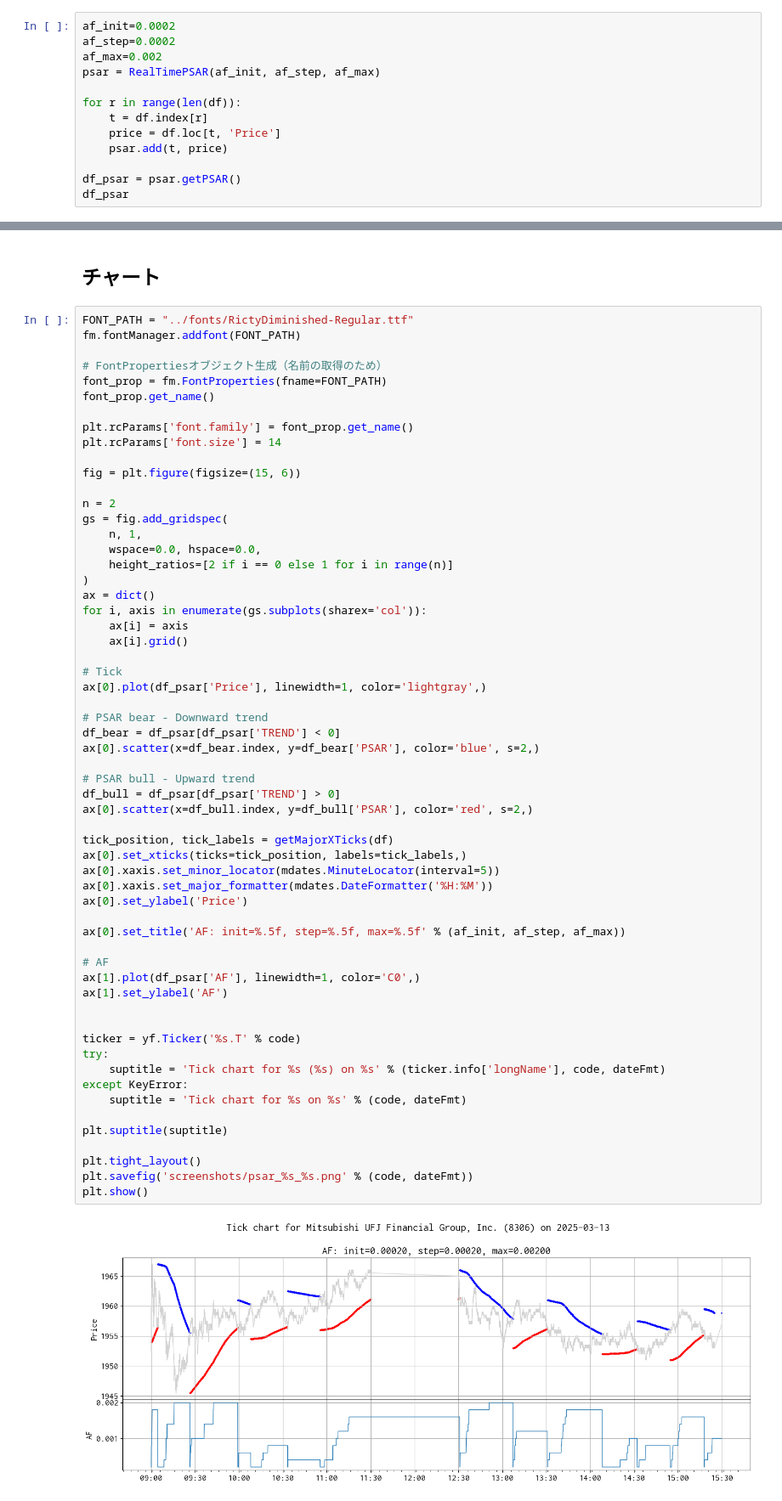
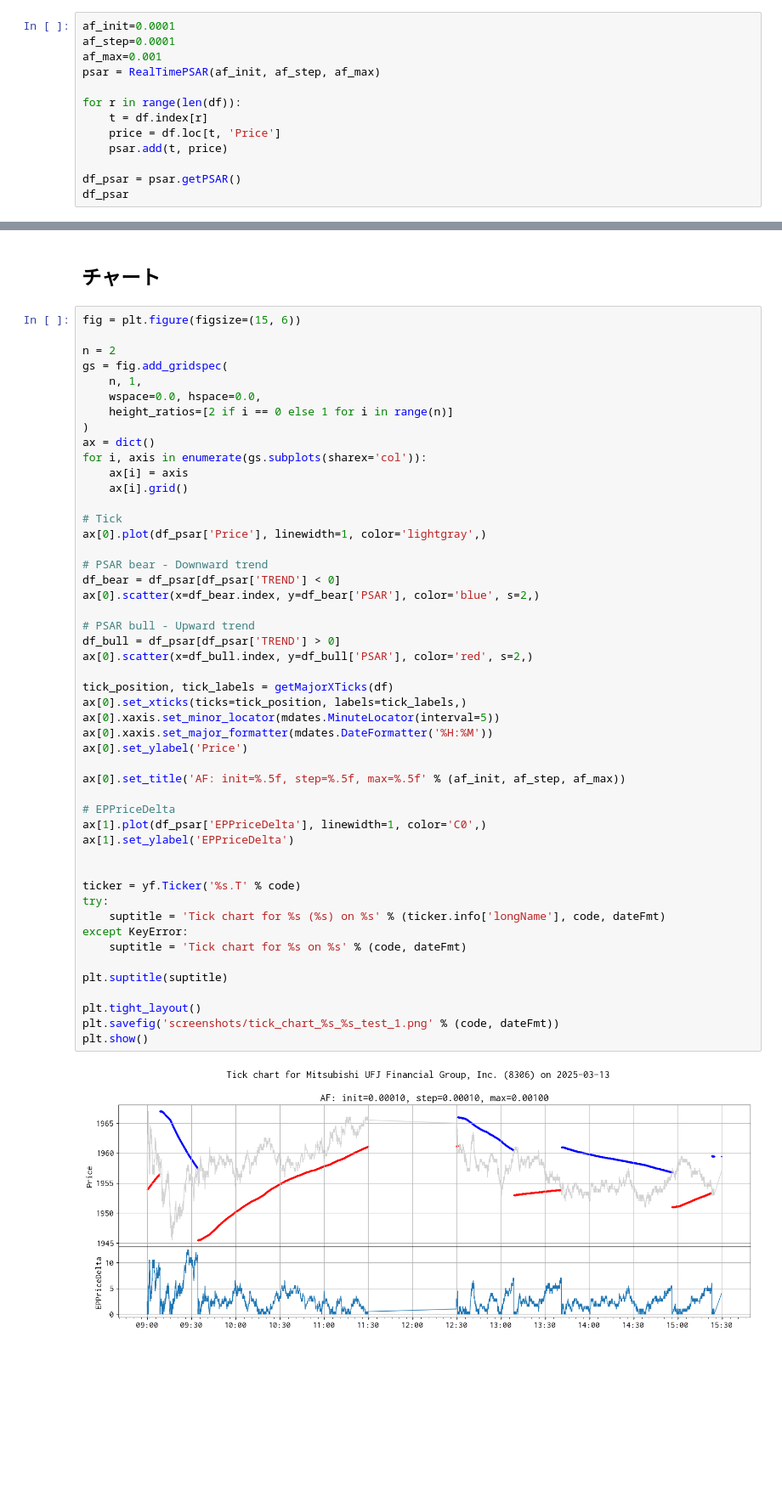
Before and after one commit to bitwalk123/day_trade_simulator, a Jupyter notebook: jupyter/study_012_rtpsar_losscut.ipynb, the cells around one changed output, grey strips where cells are left out. Shown at 85% size. Cells and saved outputs as stored; diff of their text form; blank space fills up the shorter version.

```diff
--- a/jupyter/study_012_rtpsar_losscut.ipynb
+++ b/jupyter/study_012_rtpsar_losscut.ipynb
@@ -59,9 +59,9 @@ df
 | 2025-03-13 15:30:00 | 1957.0 |
 6970 rows × 1 columns
 # %%
-af_init=0.0002
-af_step=0.0002
-af_max=0.002
+af_init=0.0001
+af_step=0.0001
+af_max=0.001
 psar = RealTimePSAR(af_init, af_step, af_max)
 
 for r in range(len(df)):
@@ -89,16 +89,6 @@ df_psar
 # %% [markdown]
 ## チャート
 # %%
-FONT_PATH = "../fonts/RictyDiminished-Regular.ttf"
-fm.fontManager.addfont(FONT_PATH)
-
-# FontPropertiesオブジェクト生成（名前の取得のため）
-font_prop = fm.FontProperties(fname=FONT_PATH)
-font_prop.get_name()
-
-plt.rcParams['font.family'] = font_prop.get_name()
-plt.rcParams['font.size'] = 14
-
 fig = plt.figure(figsize=(15, 6))
 
 n = 2
@@ -117,35 +107,35 @@ ax[0].plot(df_psar['Price'], linewidth=1, color='lightgray',)
 
 # PSAR bear - Downward trend
 df_bear = df_psar[df_psar['TREND'] < 0]
 ax[0].scatter(x=df_bear.index, y=df_bear['PSAR'], color='blue', s=2,)
 
 # PSAR bull - Upward trend
 df_bull = df_psar[df_psar['TREND'] > 0]
 ax[0].scatter(x=df_bull.index, y=df_bull['PSAR'], color='red', s=2,)
 
 tick_position, tick_labels = getMajorXTicks(df)
 ax[0].set_xticks(ticks=tick_position, labels=tick_labels,)
 ax[0].xaxis.set_minor_locator(mdates.MinuteLocator(interval=5))
 ax[0].xaxis.set_major_formatter(mdates.DateFormatter('%H:%M'))
 ax[0].set_ylabel('Price')
 
 ax[0].set_title('AF: init=%.5f, step=%.5f, max=%.5f' % (af_init, af_step, af_max))
 
-# AF
-ax[1].plot(df_psar['AF'], linewidth=1, color='C0',)
-ax[1].set_ylabel('AF')
+# EPPriceDelta
+ax[1].plot(df_psar['EPPriceDelta'], linewidth=1, color='C0',)
+ax[1].set_ylabel('EPPriceDelta')
 
 
 ticker = yf.Ticker('%s.T' % code)
 try:
     suptitle = 'Tick chart for %s (%s) on %s' % (ticker.info['longName'], code, dateFmt)
 except KeyError:
     suptitle = 'Tick chart for %s on %s' % (code, dateFmt)
 
 plt.suptitle(suptitle)
 
 plt.tight_layout()
-plt.savefig('screenshots/psar_%s_%s.png' % (code, dateFmt))
+plt.savefig('screenshots/tick_chart_%s_%s_test_1.png' % (code, dateFmt))
 plt.show()
 # %% [output]
-[figure, old version]
+[figure, new version]
```
Also changed, not shown: parts of 1 cell of this notebook, 2 other files.
